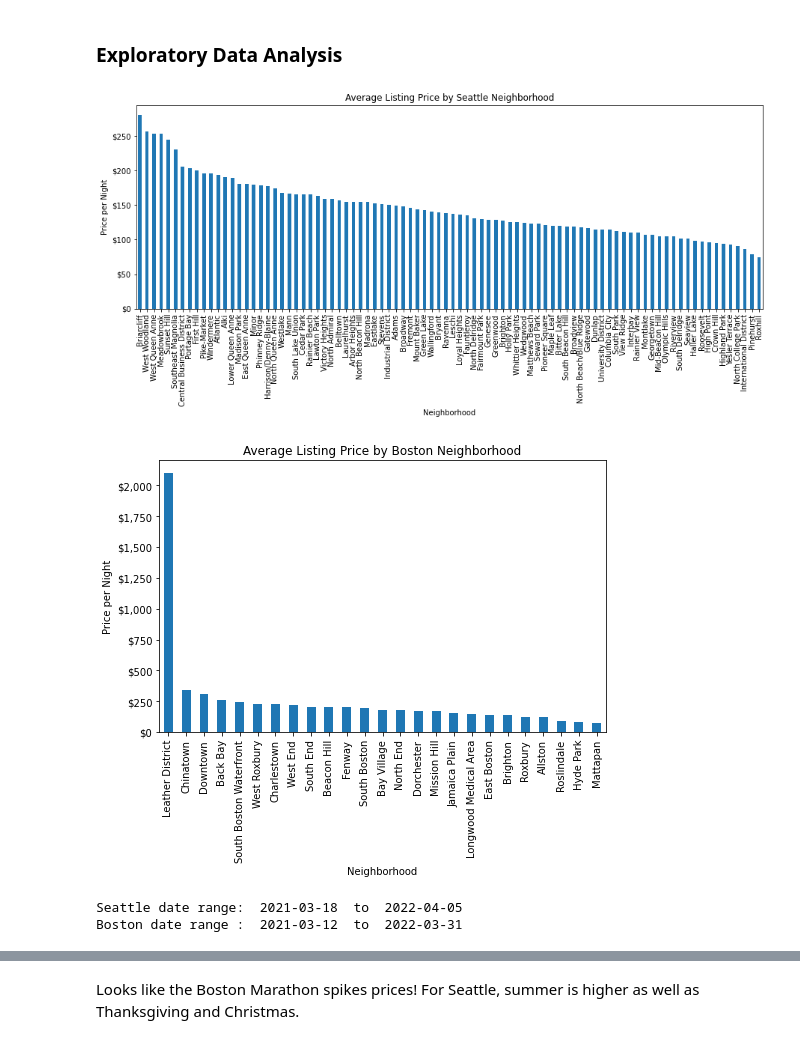
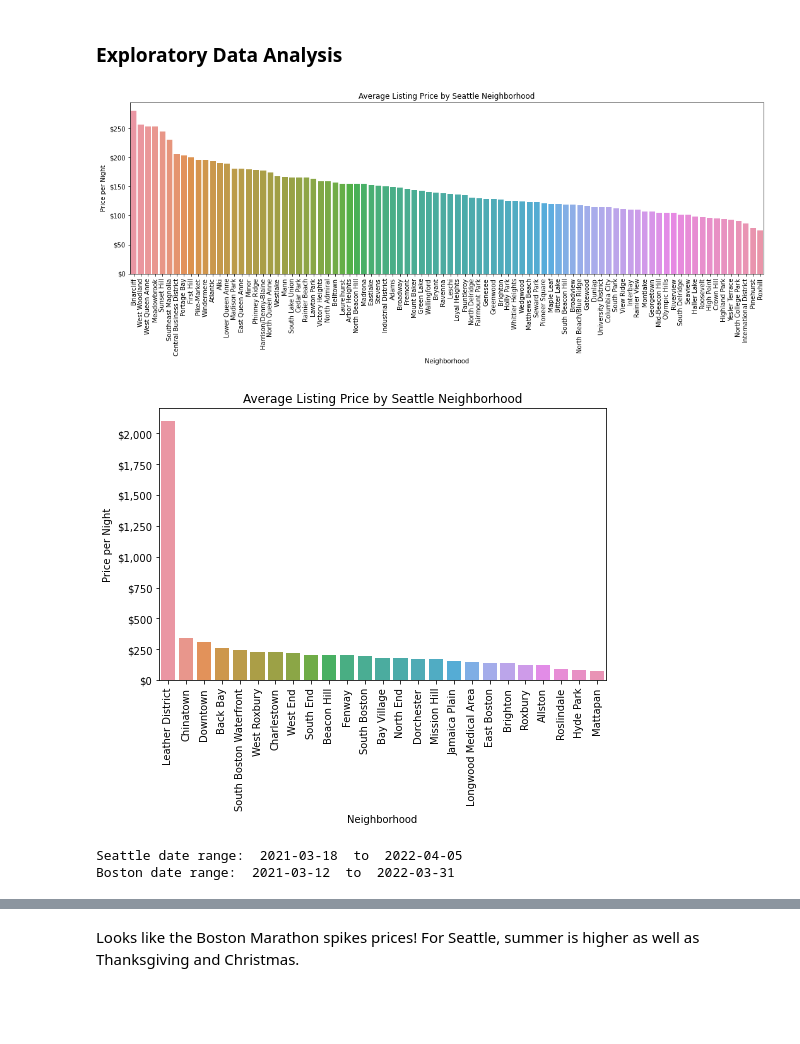
Before and after one commit to nikokydes/Udacity_DS_Proj1, a Jupyter notebook: Project1.ipynb, the cells around one changed output, grey strips where cells are left out. Drawn from its saved outputs; the diff is of its cells as text; code cells hidden in the pictures; blank space fills up the shorter version.

Commit message:
Consolidated data sets, more EDA

```diff
--- a/Project1.ipynb
+++ b/Project1.ipynb
@@ -173,72 +166,72 @@ dtype: int64
 # %%
 # Convert boolean string fields to boolean
-sea_list.replace({'host_is_superhost': {'t': True, 'f': False}}, inplace=True)
-bos_list.replace({'host_is_superhost': {'t': True, 'f': False}}, inplace=True)
-
-sea_cal.replace({'available': {'t': True, 'f': False}}, inplace=True)
-bos_cal.replace({'available': {'t': True, 'f': False}}, inplace=True)
+df_list.replace({'host_is_superhost': {'t': 1, 'f': 0}}, inplace=True)
+df_cal.replace({'available': {'t': 1, 'f': 0}}, inplace=True)
 # %%
 # Convert date fields to DateTime64
-bos_cal.date = pd.to_datetime(bos_cal.date)
-bos_rev.date = pd.to_datetime(bos_rev.date)
-
-sea_cal.date = pd.to_datetime(sea_cal.date)
-sea_rev.date = pd.to_datetime(sea_rev.date)
+df_cal.date = pd.to_datetime(df_cal.date)
 # %%
 # Convert price fields to float
-bos_cal.price = bos_cal.price.str.replace('[^\d\.]','', regex=True).astype('float')
-sea_cal.price = sea_cal.price.str.replace('[^\d\.]','', regex=True).astype('float')
-
-# bos_list.price = bos_list.price.str.replace('[^\d\.]','', regex=True).astype('float')
-# sea_list.price = sea_list.price.str.replace('[^\d\.]','', regex=True).astype('float')
-
-# sea_list.extra_people = sea_list.extra_people.str.replace('[^\d\.]','', regex=True).astype('float')
-# bos_list.extra_people = bos_list.extra_people.str.replace('[^\d\.]','', regex=True).astype('float')
+df_cal.price = df_cal.price.str.replace('[^\d\.]','', regex=True).astype('float')
+df_list.price = df_list.price.str.replace('[^\d\.]','', regex=True).astype('float')
 # %% [markdown]
 ### Exploratory Data Analysis
 # %%
-fig, ax = plt.subplots(1, 1, figsize=(15,5))
+# Plot mean price by neighborhood for Seattle
+fig, ax = plt.subplots(1, 1, figsize=(18,5))
 
-_ = sea_cal.join(sea_list[['neighbourhood_cleansed']]) \
-       .reset_index() \
-       .groupby('neighbourhood_cleansed') \
+tmp = df_cal[df_cal.city == 'Seattle'].reset_index() \
+       .groupby(['neighbourhood_cleansed']) \
        .price.mean() \
        .sort_values(ascending=False) \
-       .plot(kind='bar', ax=ax)
+       .to_frame(name='price') \
+       .reset_index()
 
+_ = sns.barplot(x='neighbourhood_cleansed', y='price', data=tmp, ax=ax)
 _ = plt.title("Average Listing Price by Seattle Neighborhood")
 _ = plt.xlabel("Neighborhood")
 _ = plt.ylabel("Price per Night")
+_ = plt.xticks(rotation='vertical')
 
 fmt = '${x:,.0f}'
 tick = mtick.StrMethodFormatter(fmt)
 ax.yaxis.set_major_formatter(tick)
 # %% [output]
-[figure, old version]
+[figure, new version]
 # %%
+# Plot mean price by neighborhood for Boston
 fig, ax = plt.subplots(1, 1, figsize=(8,5))
 
-_ = bos_cal.join(bos_list[['neighbourhood_cleansed']]) \
-       .reset_index() \
-       .groupby('neighbourhood_cleansed') \
+tmp = df_cal[df_cal.city == 'Boston'].reset_index() \
+       .groupby(['neighbourhood_cleansed']) \
        .price.mean() \
        .sort_values(ascending=False) \
-       .plot(kind='bar', ax=ax)
+       .to_frame(name='price') \
+       .reset_index()
 
-_ = plt.title("Average Listing Price by Boston Neighborhood")
+_ = sns.barplot(x='neighbourhood_cleansed', y='price', data=tmp, ax=ax)
+_ = plt.title("Average Listing Price by Seattle Neighborhood")
 _ = plt.xlabel("Neighborhood")
 _ = plt.ylabel("Price per Night")
+_ = plt.xticks(rotation='vertical')
 
 fmt = '${x:,.0f}'
 tick = mtick.StrMethodFormatter(fmt)
 ax.yaxis.set_major_formatter(tick)
 # %% [output]
-[figure, old version]
+[figure, new version]
 # %%
-print('Seattle date range: ', sea_cal.date.min().strftime('%Y-%m-%d'), ' to ', sea_cal.date.max().strftime('%Y-%m-%d'))
-print('Boston date range : ', bos_cal.date.min().strftime('%Y-%m-%d'), ' to ', bos_cal.date.max().strftime('%Y-%m-%d'))
+print('Seattle date range: ',
+      df_cal[df_cal.city == 'Seattle'].date.min().strftime('%Y-%m-%d'),
+      ' to ',
+      df_cal[df_cal.city == 'Seattle'].date.max().strftime('%Y-%m-%d'))
+
+print('Boston date range: ',
+      df_cal[df_cal.city == 'Boston'].date.min().strftime('%Y-%m-%d'),
+      ' to ',
+      df_cal[df_cal.city == 'Boston'].date.max().strftime('%Y-%m-%d'))
 # %% [output]
 Seattle date range:  2021-03-18  to  2022-04-05
-Boston date range :  2021-03-12  to  2022-03-31
+Boston date range:  2021-03-12  to  2022-03-31
 # %%
 # Make sure date ranges line up between Boston and Seattle
```
Also changed, not shown: parts of 21 cells of this notebook.
